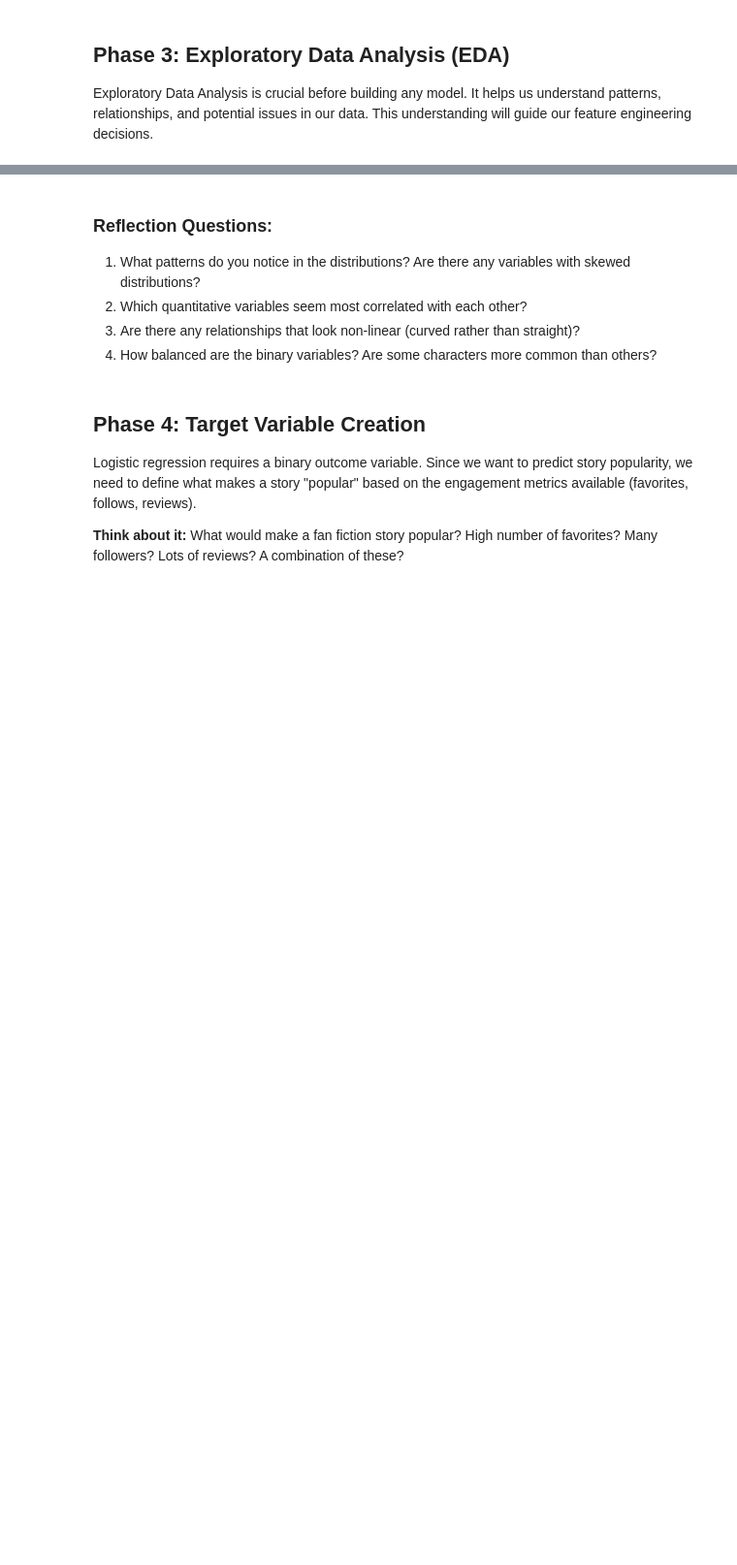
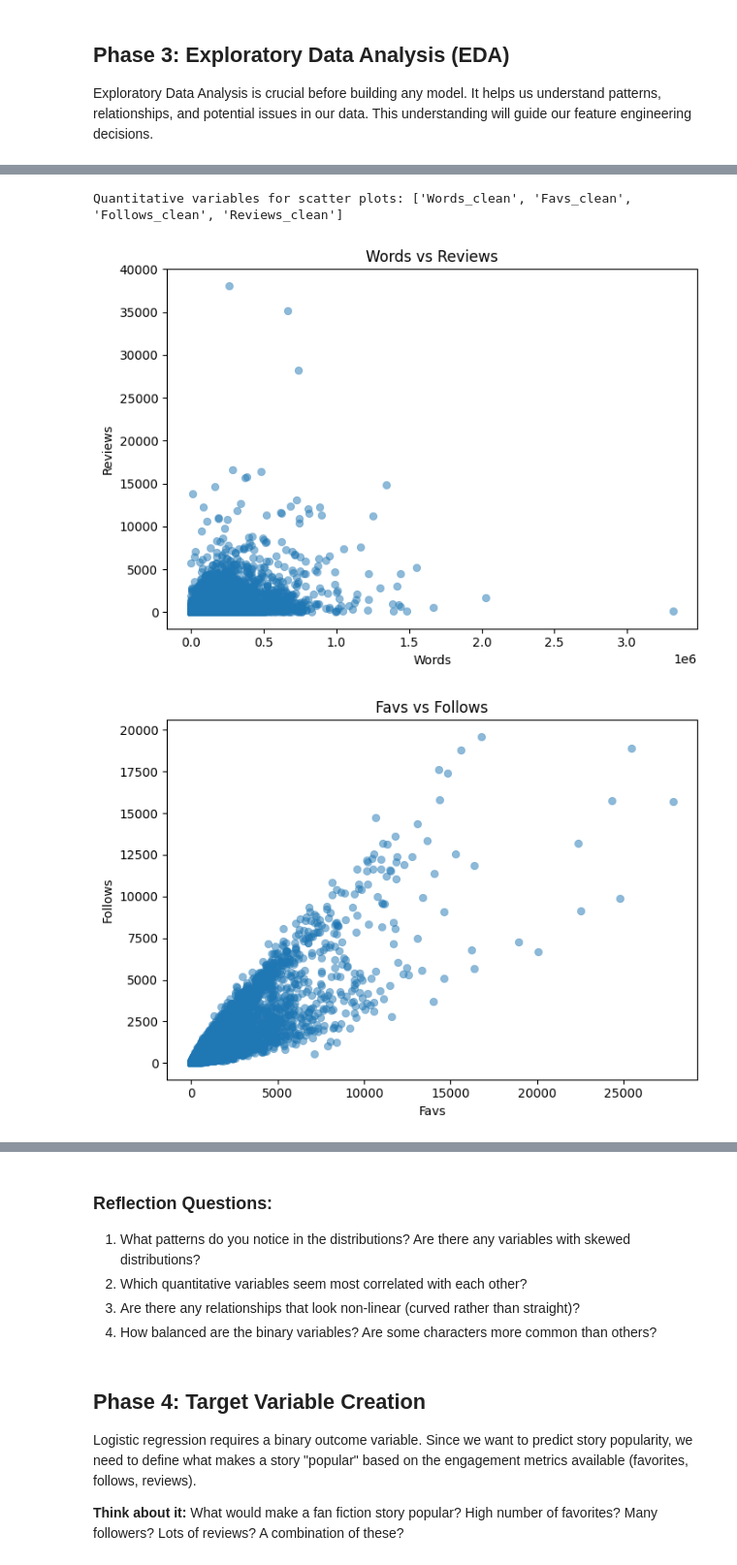
Before and after one commit to Tuminha/Harry-Potter, a Jupyter notebook: notebooks/harry_potter_logistic_regression.ipynb, the cells around one changed output, grey strips where cells are left out. Shown at 97% size. Drawn from its saved outputs; the diff is of its cells as text; code cells hidden in the pictures; blank space fills up the shorter version.

```diff
--- a/notebooks/harry_potter_logistic_regression.ipynb
+++ b/notebooks/harry_potter_logistic_regression.ipynb
@@ -95,0 +404,49 @@ Exploratory Data Analysis is crucial before building any model. It helps us unde
+# %%
+# TODO: Create scatter plots to explore relationships between quantitative variables
+# Hint: Use seaborn's scatterplot() or pairplot()
+# Focus on key relationships like: words vs reviews, favorites vs follows, words vs favorites
+# Look for potential non-linear patterns that might benefit from polynomial terms
+
+import seaborn as sns
+import matplotlib.pyplot as plt
+
+# Select core cleaned quantitative variables if available
+quant_vars = [
+    "Words_clean", "Favs_clean", "Follows_clean", "Reviews_clean"
+]
+# If not present in the DataFrame, fallback to originals without "_clean"
+for var in quant_vars[:]:
+    if var not in hp.columns:
+        quant_vars.remove(var)
+if not quant_vars:  # extreme fallback
+    quant_vars = ["Words", "Favs", "Follows", "Reviews"]
+
+print("Quantitative variables for scatter plots:", quant_vars)
+
+# TODO: Focus on key relationships with targeted scatter plots
+scatter_pairs = [
+    ("Words_clean", "Reviews_clean"),
+    ("Favs_clean", "Follows_clean"),
+    ("Words_clean", "Favs_clean"),
+    ("Words_clean", "Follows_clean"),
+    ("Reviews_clean", "Favs_clean"),
+]
+scatter_pairs = [(x, y) for (x, y) in scatter_pairs if x in hp.columns and y in hp.columns]
+
+for x, y in scatter_pairs:
+    plt.figure(figsize=(7,5))
+    sns.scatterplot(x=hp[x], y=hp[y], alpha=0.5, edgecolor=None)
+    plt.xlabel(x.replace("_clean", "").title())
+    plt.ylabel(y.replace("_clean", "").title())
+    plt.title(f"{x.replace('_clean', '').title()} vs {y.replace('_clean', '').title()}")
+    plt.tight_layout()
+    plt.show()
+
+# TODO: Also provide a pairplot for an overview of all inter-variable relationships
+sns.pairplot(hp[quant_vars], plot_kws={'alpha':0.3, 'edgecolor':None})
+plt.suptitle("Scatter Matrix of Quantitative Variables", y=1.02, fontsize=16)
+plt.show()
+# %% [output]
+Quantitative variables for scatter plots: ['Words_clean', 'Favs_clean', 'Follows_clean', 'Reviews_clean']
+[figure, added]
+[figure, added]
```
Also changed, not shown: parts of 19 cells of this notebook, 13 other files.
